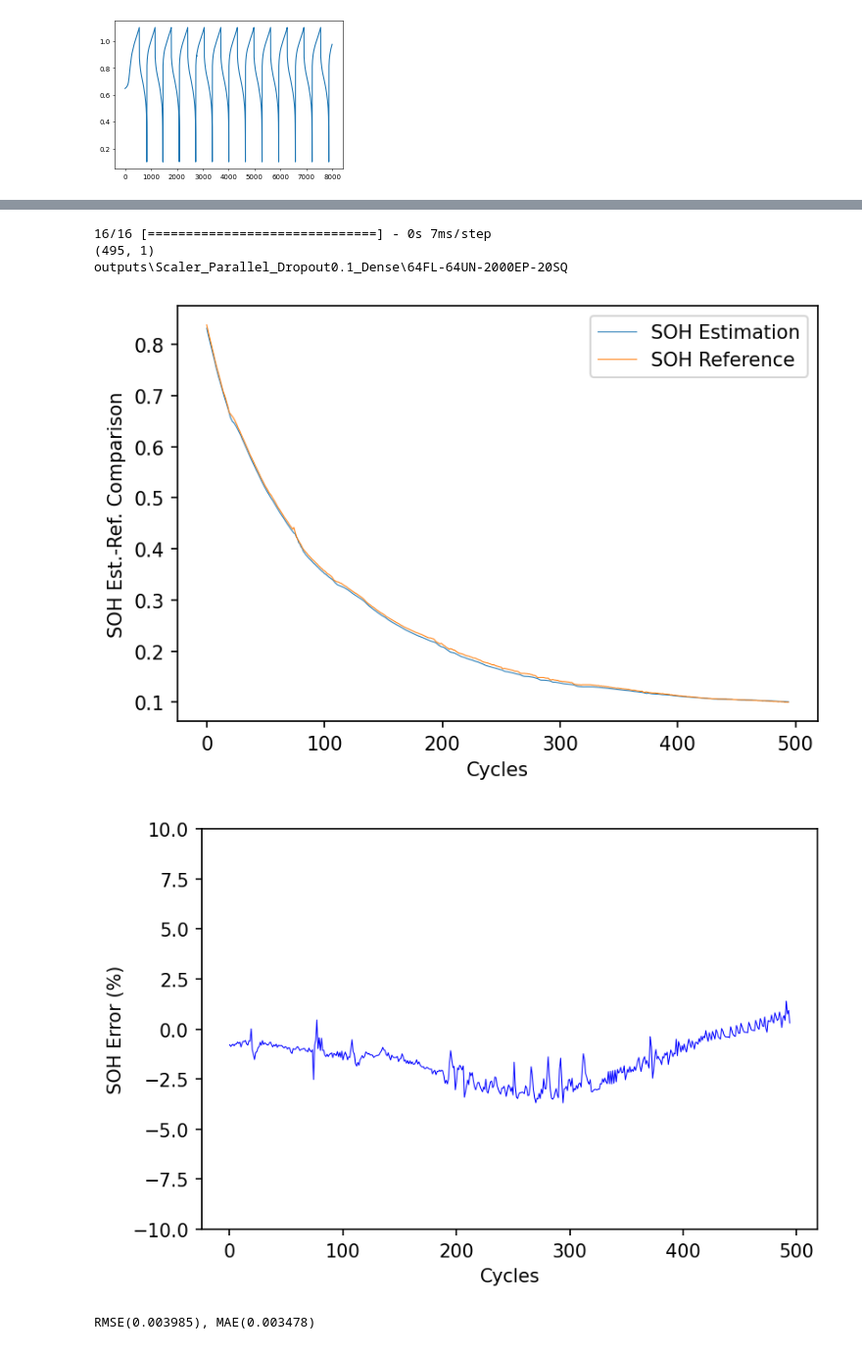
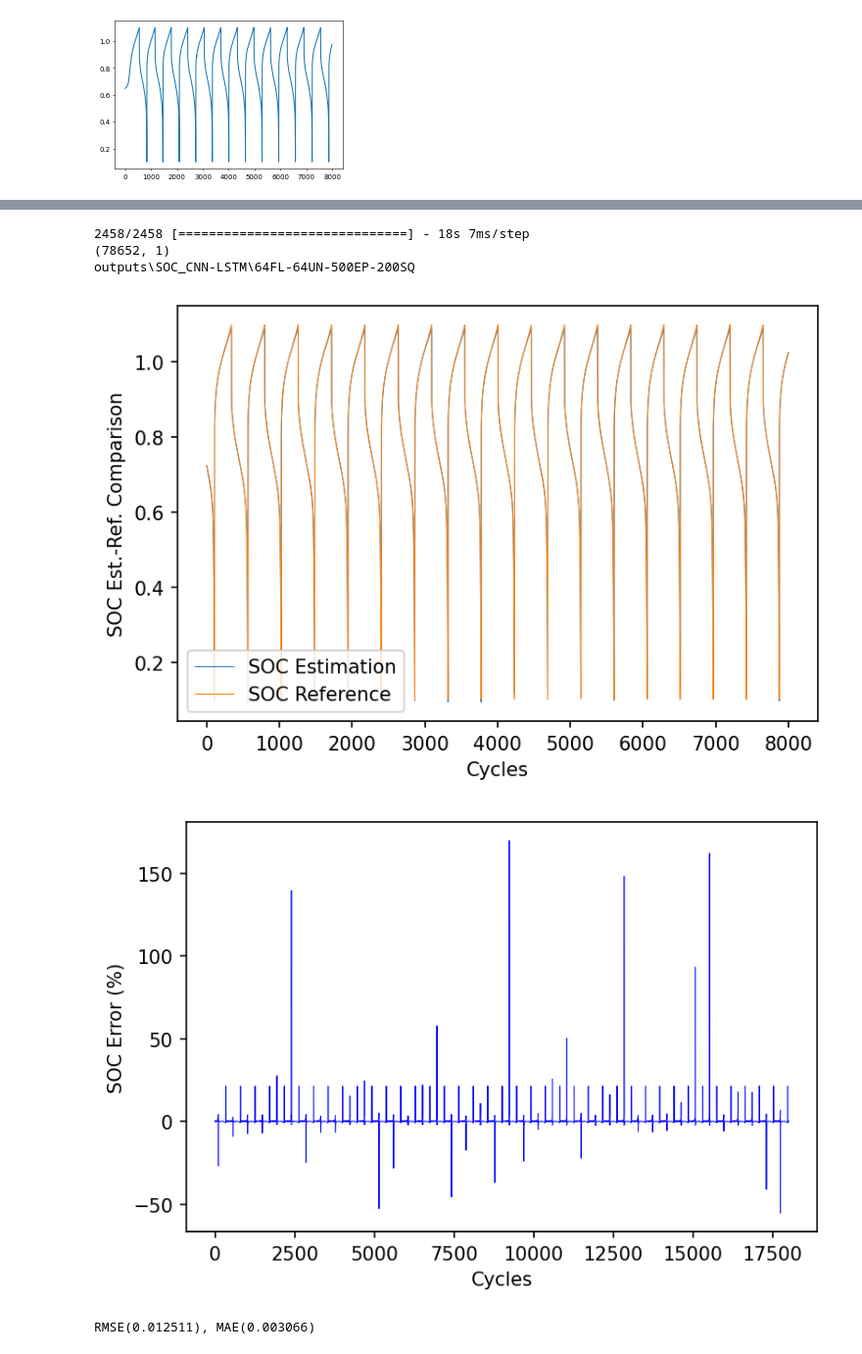
Before and after one commit to pnpsuM/SOC_LSTM, a Jupyter notebook: CNN-LSTM_SOC_Parallel__.ipynb, the cells around one changed output, grey strips where cells are left out. Shown at 98% size. Cells and saved outputs as stored; diff of their text form; code cells hidden in the pictures.

Commit message:
Comparison ; concat(axis=-2) was better

```diff
--- a/CNN-LSTM_SOC_Parallel__.ipynb
+++ b/CNN-LSTM_SOC_Parallel__.ipynb
@@ -23,7 +23,7 @@ FILE_06 = None
 drop_labels_x = ['시험_시간(s)', '사이클_번호', '사이클_시간(s)', '단계_번호', '단계_시간(s)', '인덱스', '보조전압1(V)', '보조전압2(V)', '보조전압3(V)', '온도(\'C)', '전류_범위', 'OCP(V)', '파워(W)', '부하(Ohm)', '누적_용량(Ah)', '절대값_용량(Ah)']
 drop_labels_y = ['시험_시간(s)', '사이클_번호', '사이클_시간(s)', '단계_번호', '단계_시간(s)', '인덱스', '보조전압1(V)', '보조전압2(V)', '보조전압3(V)', '온도(\'C)', '전류_범위', 'OCP(V)', '전류(A)', '파워(W)', '부하(Ohm)', '누적_용량(Ah)', '절대값_용량(Ah)']
 
-param = {'seq_len' : 200, 'num_units' : 64, 'num_filters' : 64, 'window' : 3, 'dropout': 0.1, 'num_epochs' : 500, 'num_dense': 16}
+param = {'seq_len' : 200, 'num_units' : 64, 'num_filters' : 64, 'window' : 3, 'dropout': 0.1, 'num_epochs' : 700, 'num_dense': 16}
 
 log_dir = f"logs/{VERSION}/" + datetime.datetime.now().strftime("%Y%m%d-%H%M") + f'-{param["num_filters"]}FL-{param["num_units"]}UN-{param["num_epochs"]}EP-{param["seq_len"]}SQ'
 file_path = f'Checkpoints\{VERSION}\SOH_Checkpoint\{param["num_filters"]}FL-{param["num_units"]}UN-{param["num_epochs"]}EP-{param["seq_len"]}SQ.h5'
@@ -66,10 +66,10 @@ y_train = (262172, 1, 1)
  [[0.81766105]]]
 # %%
 inputs = layers.Input(shape=(None, x_train00.shape[-1]), name = 'Inputs')
-x1 = layers.Conv1D(param['num_filters'], param['window'], padding='causal', name = 'Conv. 1D')(inputs)
+x1 = layers.Conv1D(param['num_filters'], param['window'], padding='causal', name = 'Conv1D')(inputs)
 x2 = layers.LSTM(param['num_units'], return_sequences = True, name = 'LSTM_sequence')(inputs)
 x = layers.concatenate([x1, x2])
-x = layers.LSTM(16)(x, name = 'LSTM_concatenate')
+x = layers.LSTM(16, name = 'LSTM_concatenate')(x)
 x = layers.Dropout(param['dropout'], name = 'Dropout')(x)
 outputs = layers.Dense(1, name = 'Outputs')(x)
 model = models.Model(inputs = inputs, outputs = outputs, name = 'CNN_LSTM_PARALLEL')
@@ -94,7 +94,7 @@ Trainable params: 26,897
 Non-trainable params: 0
 __________________________________________________________________________________________________
 # %%
-BATCH_SIZE = 2000
+BATCH_SIZE = 4096
 callback_list = [ModelCheckpoint(filepath = file_path, monitor = 'val_loss', save_best_only = True),
                  TensorBoard(log_dir=log_dir, histogram_freq=hist_freq)]
 fitdata = model.fit(x_train00, y_train00, epochs=param['num_epochs'], verbose = 1, batch_size=BATCH_SIZE, validation_split=0.2, callbacks=callback_list)
@@ -119,20 +120,19 @@ Epoch 28/500
 # %%
 RMSE, MAE, Error_rate = show_and_prove(model, file_path, x_test, y_test, save_path, return_loss=True)
 # %% [output]
-16/16 [==============================] - 0s 7ms/step
-(495, 1)
-outputs\Scaler_Parallel_Dropout0.1_Dense\64FL-64UN-2000EP-20SQ
+2458/2458 [==============================] - 18s 7ms/step
+(78652, 1)
+outputs\SOC_CNN-LSTM\64FL-64UN-500EP-200SQ
-[figure, old version]
+[figure, new version]
 # %%
 pl.figure(dpi=150)
-line = pl.plot(Error_rate)
-pl.ylim(-10, 10)
+line = pl.plot(Error_rate[:18000])
 pl.ylabel('SOC Error (%)')
 pl.xlabel('Cycles')
 pl.setp(line, color='b', linewidth=0.5)
 pl.savefig(f'{save_path}\\ErrRate-RMSE({RMSE:.4f})MAE({MAE:.4f}).png')
 pl.show()
 print(f'RMSE({RMSE:.6f}), MAE({MAE:.6f})')
 # %% [output]
-[figure, old version]
+[figure, new version]
-RMSE(0.003985), MAE(0.003478)
+RMSE(0.012511), MAE(0.003066)
```
Also changed, not shown: parts of 3 cells of this notebook, 25 other files.
